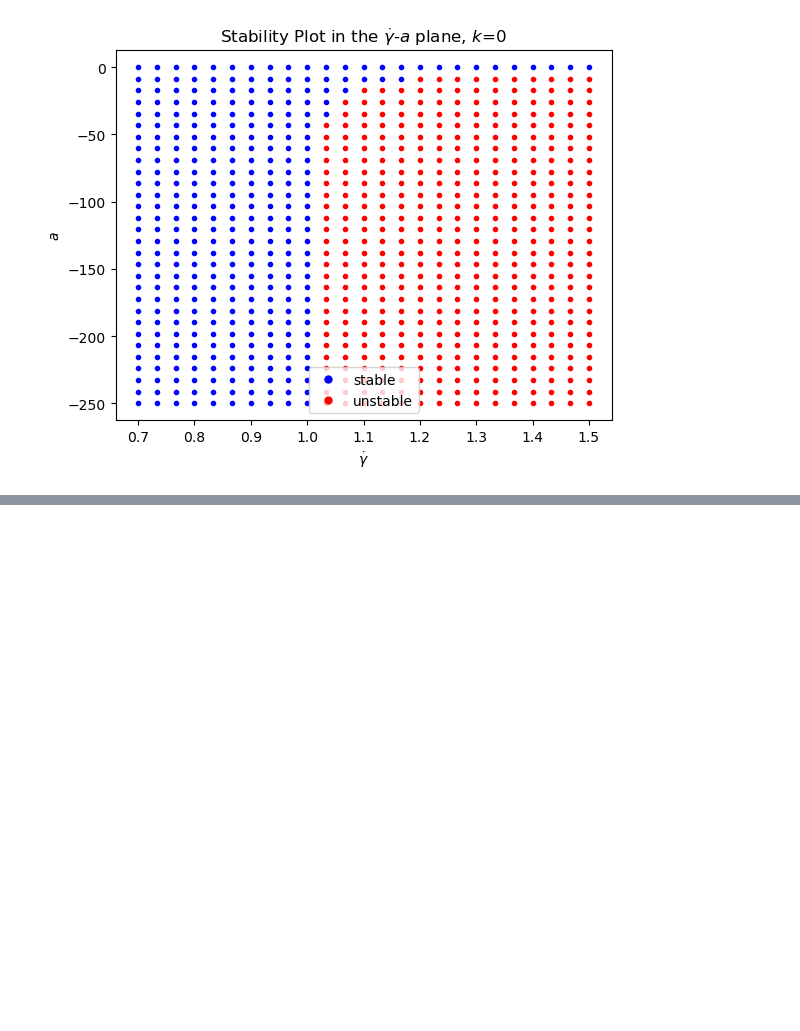
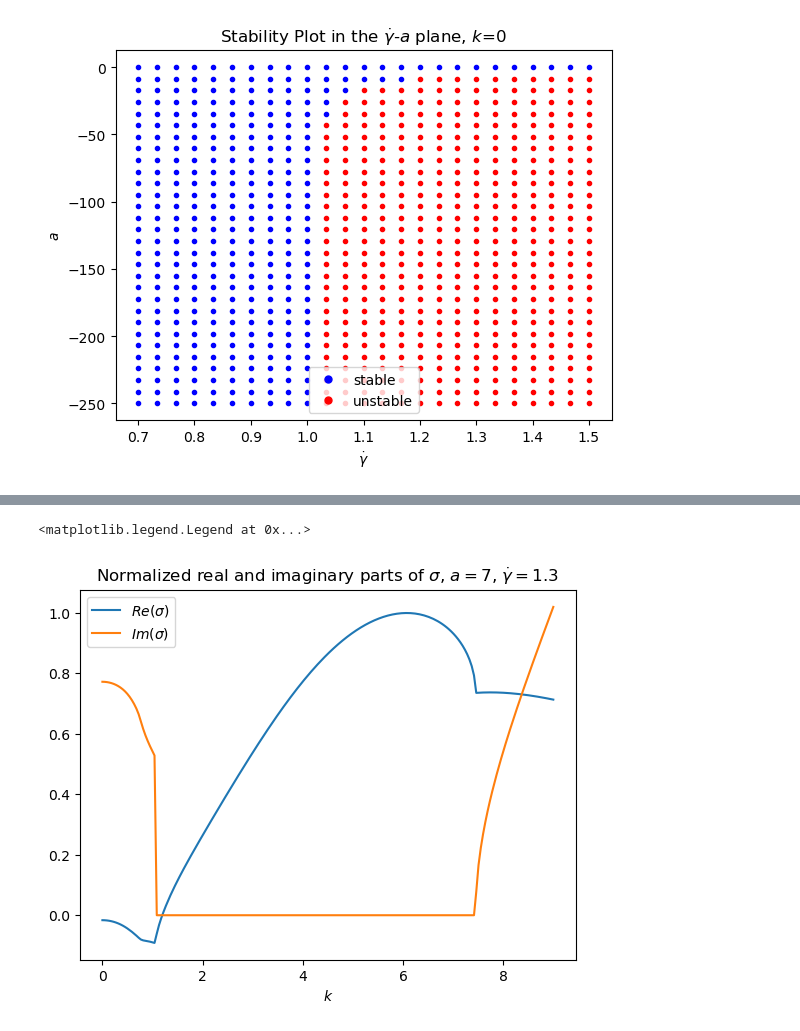
Before and after one commit to jaspercjp/Chebyshev-Pseudospectral-Active-Shear, a Jupyter notebook: python-code/ls2/analysis_tau.ipynb, the cells around one changed output, grey strips where cells are left out. Cells and saved outputs as stored; diff of their text form; code cells hidden in the pictures; blank space fills up the shorter version.

```diff
--- a/python-code/ls2/analysis_tau.ipynb
+++ b/python-code/ls2/analysis_tau.ipynb
@@ -354,0 +405,15 @@ graph_spectra_gd_a_grid([gdl,gdr,ngd],[al,ar,na],tau,k,l_over_W_sq=0)
+# %%
+_gds=[1.3]
+_a=7
+evska7_1 = plot_resig_k(_a, _gds, n=200, plot=False,k_left=0, k_right =9)
+# %%
+ks = np.linspace(0,9,200)
+# take absolute value of the imaginary parts because conjugate pairs!
+plt.plot(ks,np.real(evska7_1[0]) / np.abs(np.max(np.real(evska7_1[0]))), label="$Re(\sigma)$")
+plt.plot(ks,np.abs(np.imag(evska7_1[0])) / np.abs(np.max(np.imag(evska7_1[0]))), label="$Im(\sigma)$")
+plt.title("Normalized real and imaginary parts of $\sigma$, $a=${}, $\dot\gamma=${}".format(7,1.3))
+plt.xlabel("$k$")
+plt.legend()
+# %% [output]
+<matplotlib.legend.Legend at 0x...>
+[figure, added]
```
Also changed, not shown: parts of 16 cells of this notebook, 16 other files.
